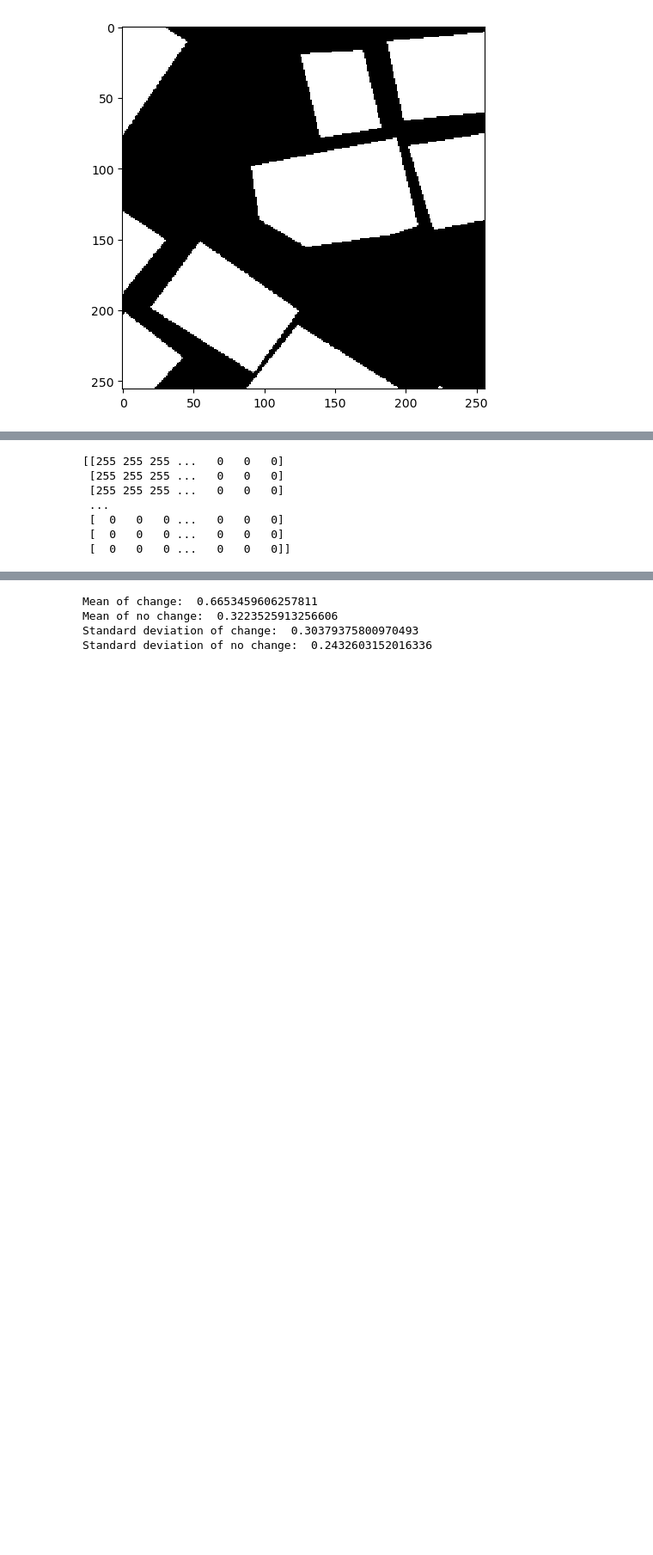
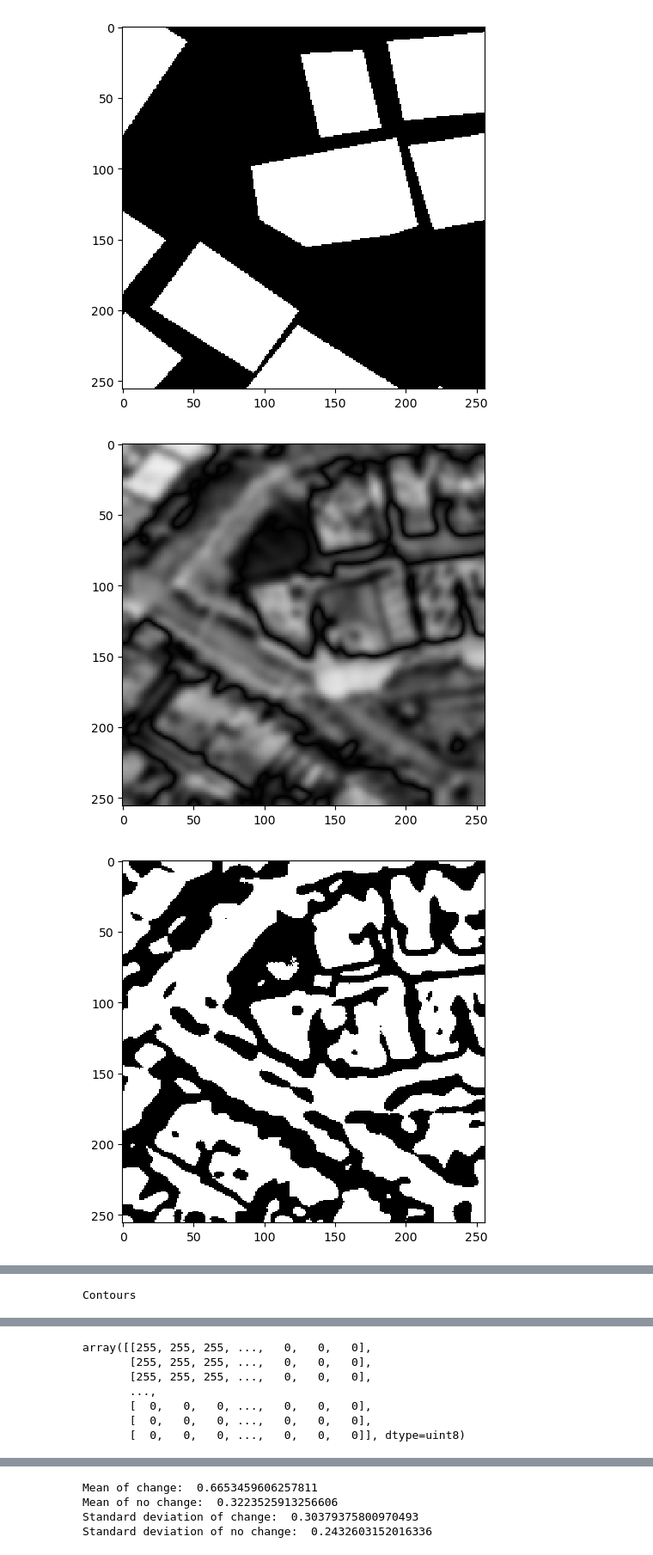
Before and after one commit to YasminElgendi/Satellite-Imagery-Project, a Jupyter notebook: classical_naive.ipynb, the cells around one changed output, grey strips where cells are left out. Shown at 86% size. Drawn from its saved outputs; the diff is of its cells as text; code cells hidden in the pictures; blank space fills up the shorter version.

```diff
--- a/classical_naive.ipynb
+++ b/classical_naive.ipynb
@@ -83,31 +83,34 @@ def get_mask_naive(img_A, img_B, verbose=False):
     gray_image_A = cv2.equalizeHist(img_A)
     gray_image_B = cv2.equalizeHist(img_B)
 
     # gaussian blur
     gray_image_A = cv2.GaussianBlur(gray_image_A, (17, 17), 0)
     gray_image_B = cv2.GaussianBlur(gray_image_B, (17, 17), 0)
 
     # Compute the absolute difference between the two images
     difference_image = cv2.absdiff(gray_image_A, gray_image_B)
 
     # show the difference image
     if verbose:
         io.imshow(difference_image)
         io.show()
 
     thresh = cv2.adaptiveThreshold(
         difference_image, 255, cv2.ADAPTIVE_THRESH_GAUSSIAN_C, cv2.THRESH_BINARY, 91, 11)
 
 
 
     # histogram equalization
     if verbose:
         io.imshow(thresh)
         io.show()
 
     # invert
     # thresh = cv2.bitwise_not(thresh)
     return thresh
 
-print(get_mask_with_contours(A_train[random_index], B_train[random_index], ))
+get_mask_naive(A_train[random_index], B_train[random_index], verbose= True)
+get_mask_with_contours(A_train[random_index], B_train[random_index], verbose= True)
 # %% [output]
+[figure, added]
+[figure, added]
@@ -114,7 +123 @@ print(get_mask_with_contours(A_train[random_index], B_train[random_index], ))
-[[255 255 255 ...   0   0   0]
- [255 255 255 ...   0   0   0]
- [255 255 255 ...   0   0   0]
- ...
- [  0   0   0 ...   0   0   0]
- [  0   0   0 ...   0   0   0]
- [  0   0   0 ...   0   0   0]]
+Contours
@@ -121,3 +125,10 @@ print(get_mask_with_contours(A_train[random_index], B_train[random_index], ))
+array([[255, 255, 255, ...,   0,   0,   0],
+       [255, 255, 255, ...,   0,   0,   0],
+       [255, 255, 255, ...,   0,   0,   0],
+       ...,
+       [  0,   0,   0, ...,   0,   0,   0],
+       [  0,   0,   0, ...,   0,   0,   0],
+       [  0,   0,   0, ...,   0,   0,   0]], dtype=uint8)
 # %%
 def get_mask_with_contours(img_A, img_B, verbose = False):
 
```
Also changed, not shown: parts of 1 cell of this notebook.
